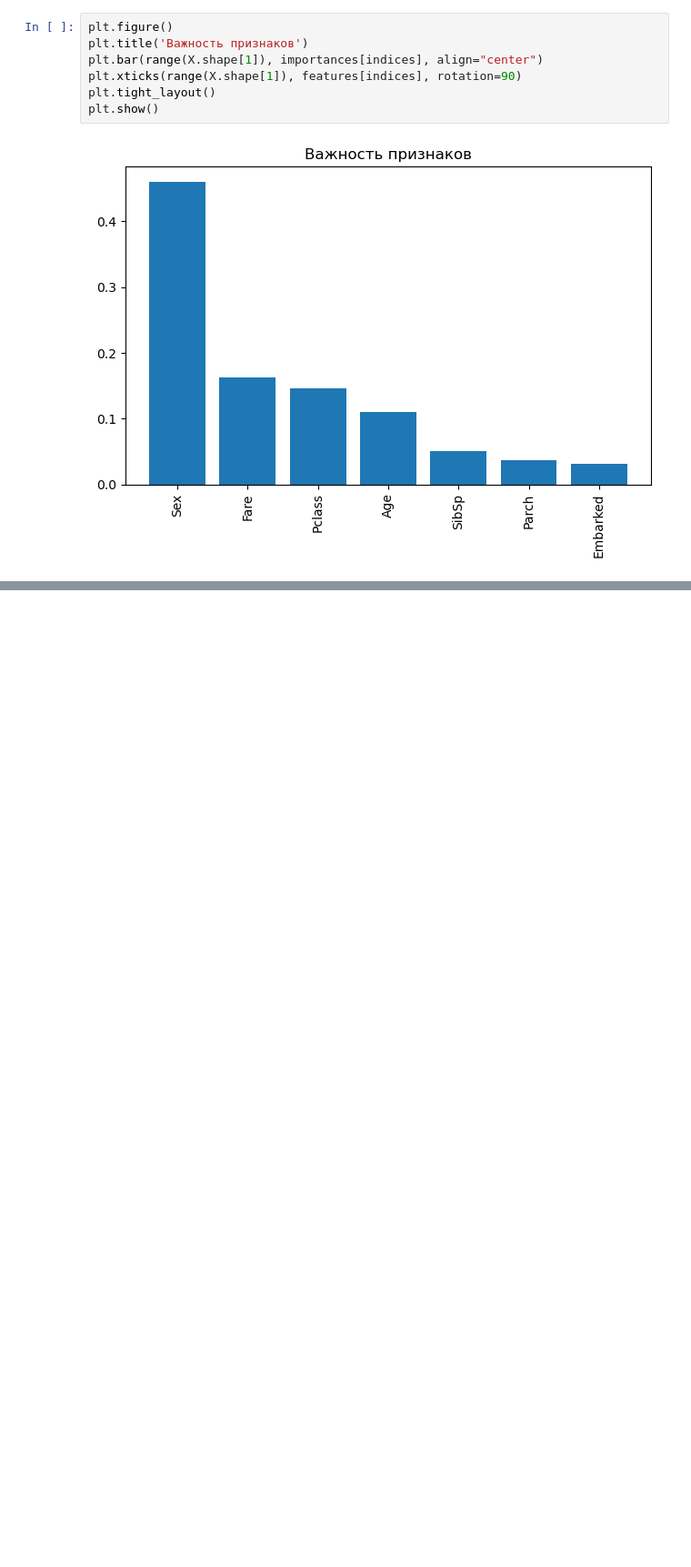
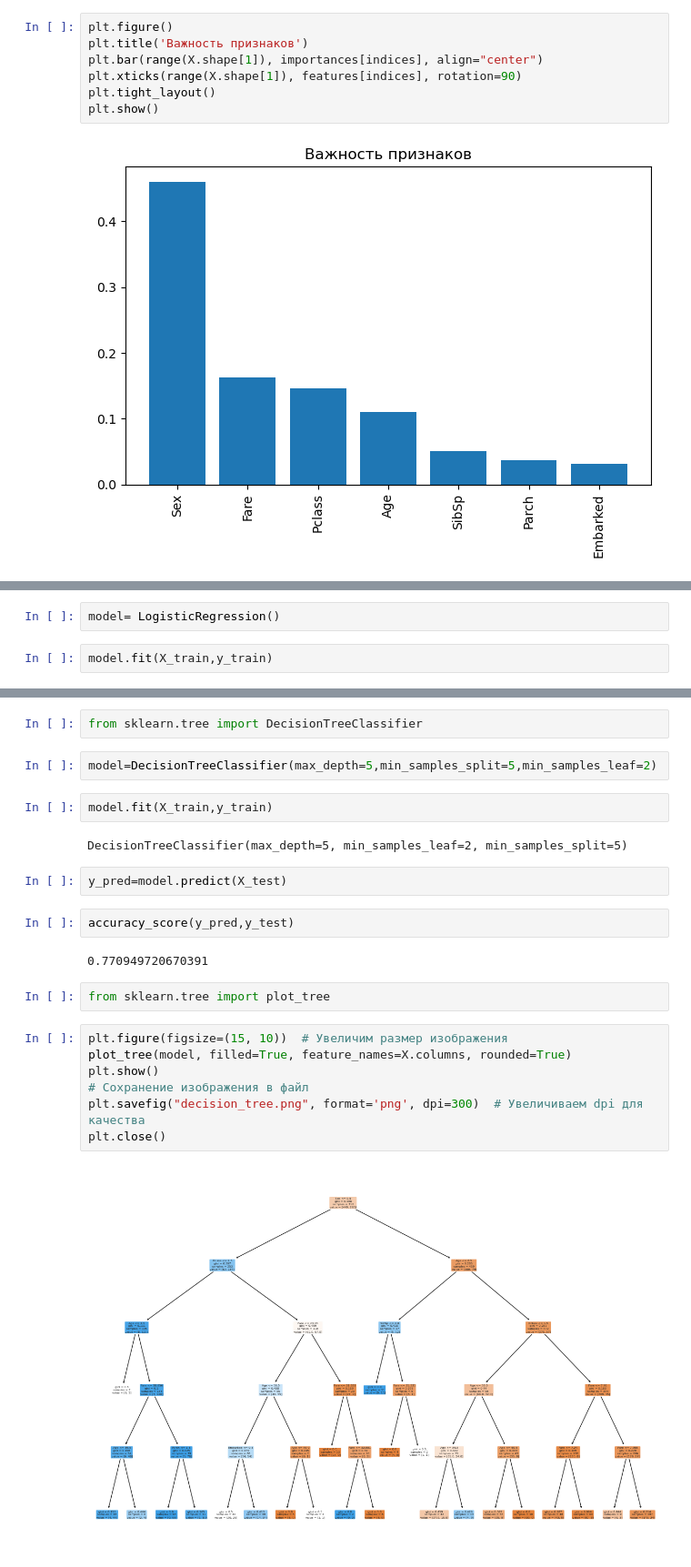
Before and after one commit to abdiyerzhan/kaggle, a Jupyter notebook: Titanic/Titanic.ipynb, the cells around one changed output, grey strips where cells are left out. Shown: that part at 91% size. Saved outputs shown, nothing was run; the diff lists cells and outputs as text; blank space fills up the shorter version.

```diff
--- a/Titanic/Titanic.ipynb
+++ b/Titanic/Titanic.ipynb
@@ -337,0 +376,4 @@ plt.show()
+# %%
+model= LogisticRegression()
+# %%
+model.fit(X_train,y_train)
@@ -337,0 +404,25 @@ plt.show()
+# %%
+from sklearn.tree import DecisionTreeClassifier
+# %%
+model=DecisionTreeClassifier(max_depth=5,min_samples_split=5,min_samples_leaf=2)
+# %%
+model.fit(X_train,y_train)
+# %% [output]
+DecisionTreeClassifier(max_depth=5, min_samples_leaf=2, min_samples_split=5)
+# %%
+y_pred=model.predict(X_test)
+# %%
+accuracy_score(y_pred,y_test)
+# %% [output]
+0.770949720670391
+# %%
+from sklearn.tree import plot_tree
+# %%
+plt.figure(figsize=(15, 10))  # Увеличим размер изображения
+plot_tree(model, filled=True, feature_names=X.columns, rounded=True)
+plt.show()
+# Сохранение изображения в файл
+plt.savefig("decision_tree.png", format='png', dpi=300)  # Увеличиваем dpi для качества
+plt.close()
+# %% [output]
+[figure, added]
```
Also changed, not shown: parts of 12 cells of this notebook, 1 other file.
